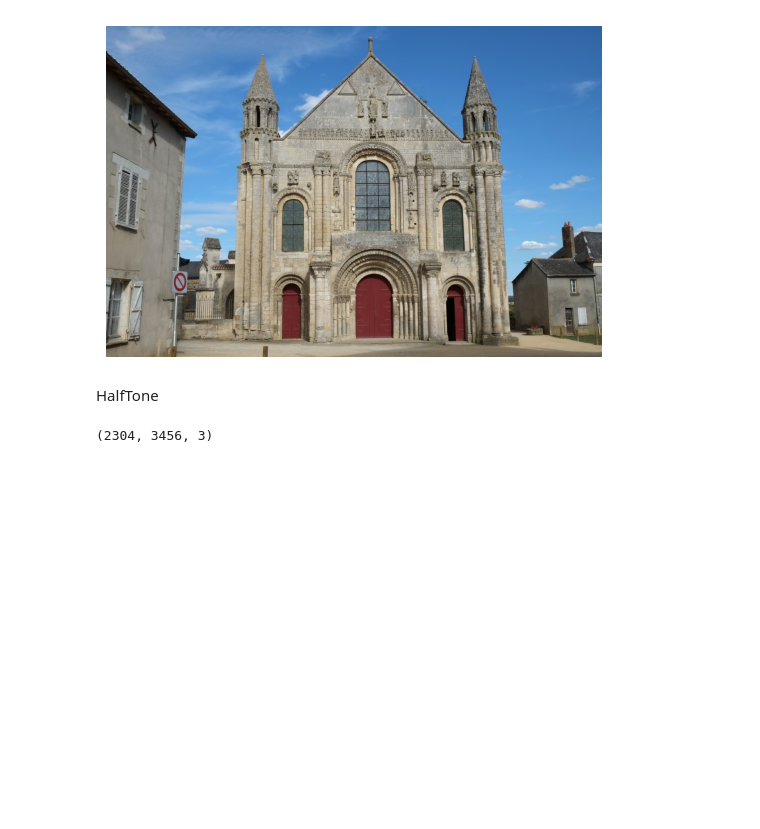
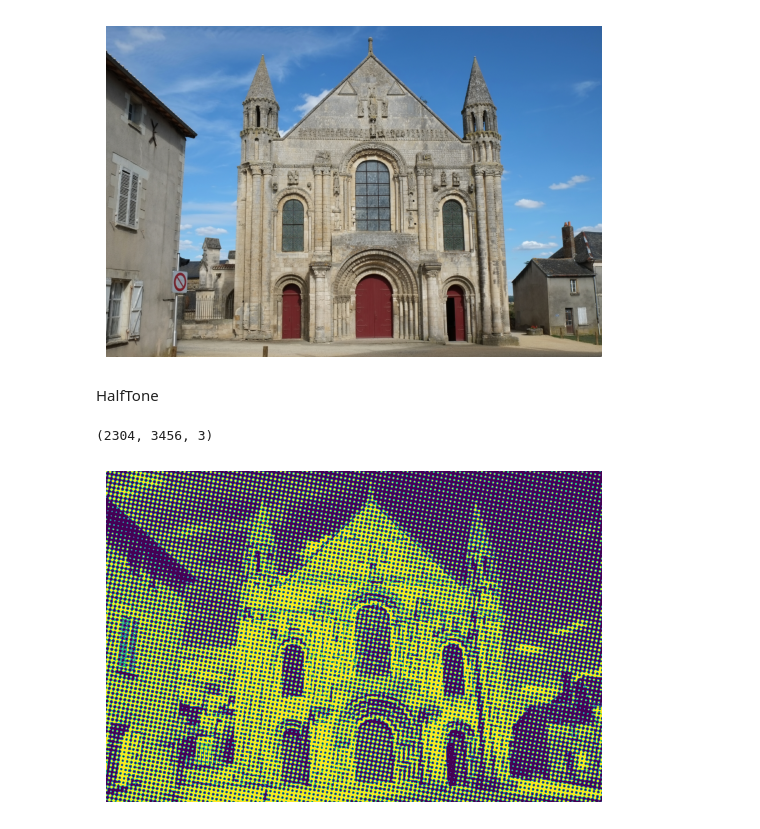
Before and after one commit to leegame12138/Image-Processing-and-Special-Effect, a Jupyter notebook: Scene3_Jupiter.ipynb, the cells around one changed output. Drawn from its saved outputs; the diff is of its cells as text; code cells hidden in the pictures; blank space fills up the shorter version.

```diff
--- a/Scene3_Jupiter.ipynb
+++ b/Scene3_Jupiter.ipynb
@@ -94,14 +94,15 @@ spot_functions = {
 # %%
 img_path= "D:\\Download_In_D\\3D_Python\\Scene3\\Scene3_MainStructure.jpg"
 
 img = Image.open(img_path)
 
 halftoned = halftone(img, euclid_dot(spacing=30, angle=10),0)
 
-
-halftoned.show()
-halftoned.save("halftoned_Wenhan.png")
+plt.axis('off')
+plt.imshow(halftoned)
+plt.show()
 # %% [output]
 (2304, 3456, 3)
+[figure, added]
 # %% [markdown]
 ![SegmentLocal](halftoned_Wenhan.png "segment")
```
